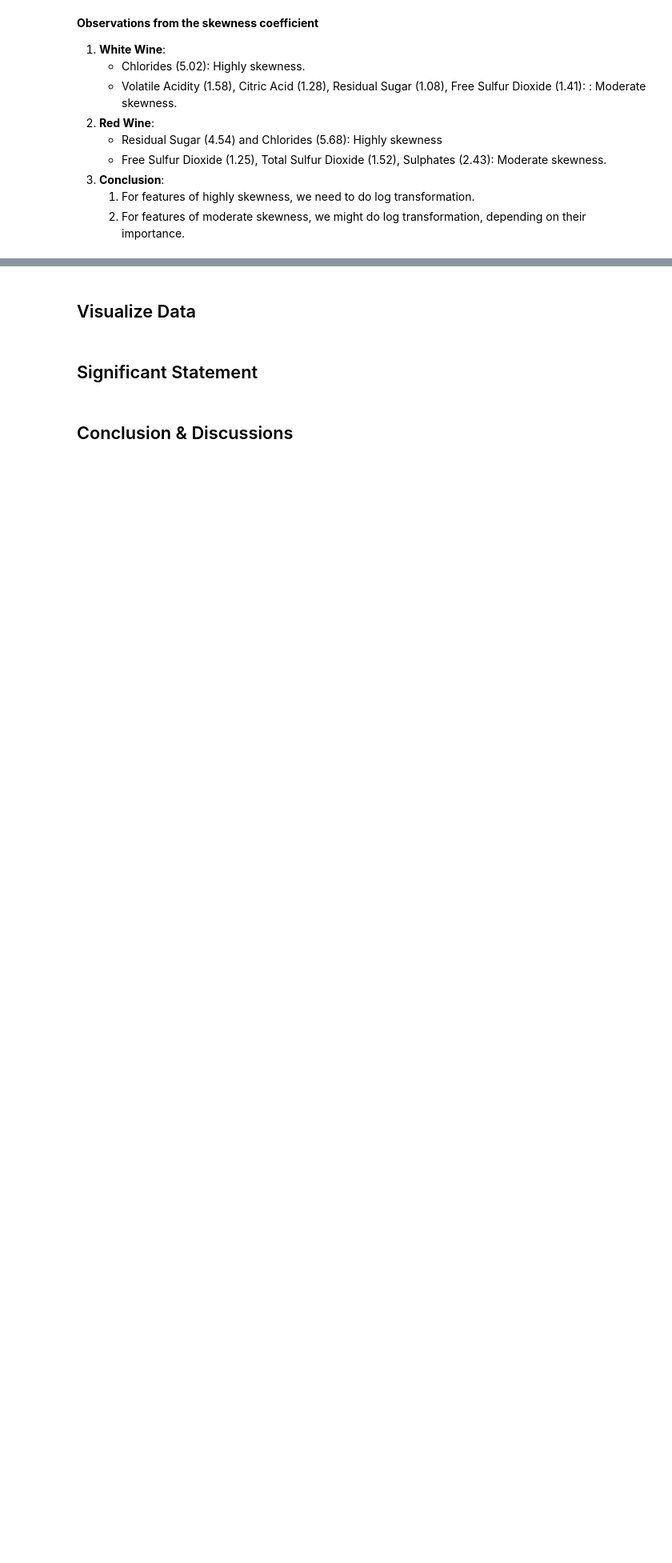
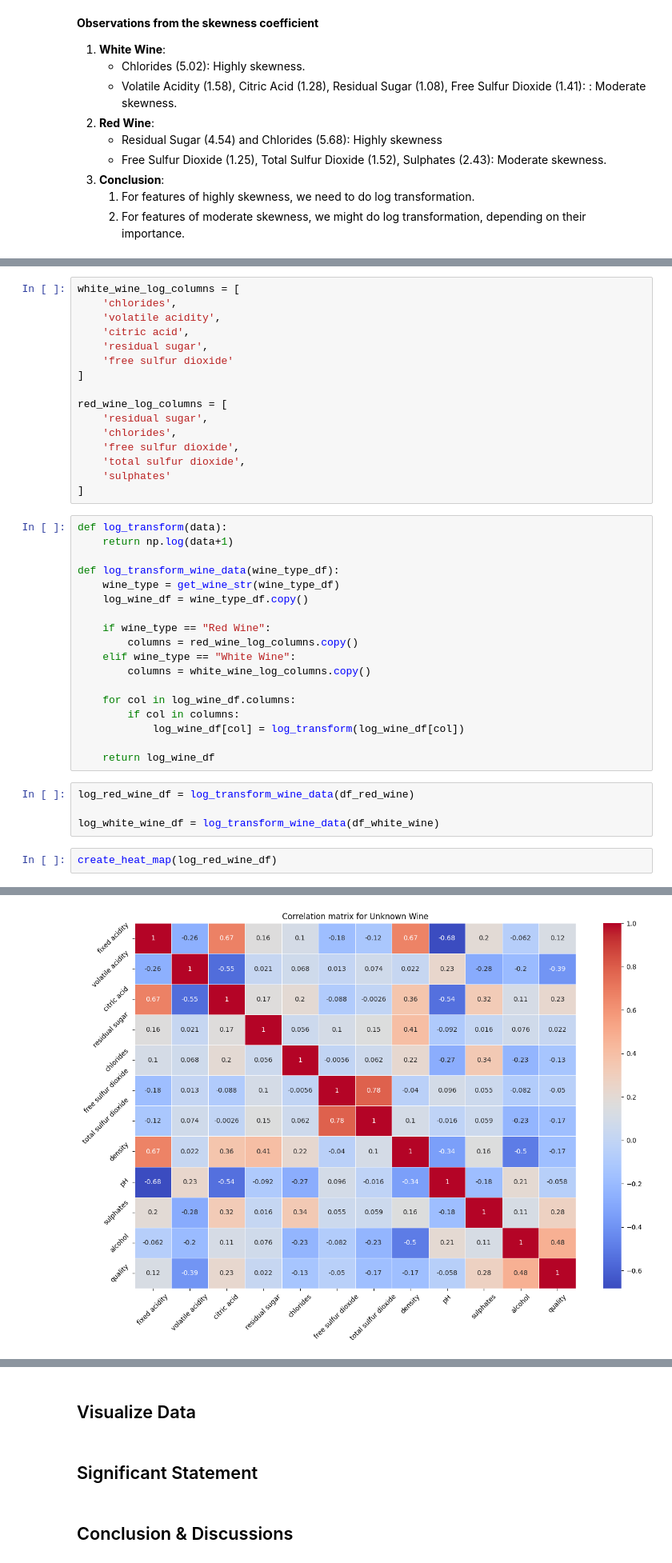
Before and after one commit to ZofiaSamsel/Wine_quality, a Jupyter notebook: main.ipynb, the cells around one changed output, grey strips where cells are left out. Shown at 80% size. Saved outputs shown, nothing was run; the diff lists cells and outputs as text; blank space fills up the shorter version.

Commit message:
log transformation + heat map

```diff
--- a/main.ipynb
+++ b/main.ipynb
@@ -430,2 +465,43 @@ create_heat_map(df_white_wine)
 3. **Conclusion**:
    - While both wine models will focus on alcohol,they may differ from specific features.
+# %%
+white_wine_log_columns = [
+    'chlorides',
+    'volatile acidity',
+    'citric acid',
+    'residual sugar',
+    'free sulfur dioxide'
+]
+
+red_wine_log_columns = [
+    'residual sugar',
+    'chlorides',
+    'free sulfur dioxide',
+    'total sulfur dioxide',
+    'sulphates'
+]
+# %%
+def log_transform(data):
+    return np.log(data+1)
+
+def log_transform_wine_data(wine_type_df):
+    wine_type = get_wine_str(wine_type_df)
+    log_wine_df = wine_type_df.copy()
+
+    if wine_type == "Red Wine":
+        columns = red_wine_log_columns.copy()
+    elif wine_type == "White Wine":
+        columns = white_wine_log_columns.copy()
+
+    for col in log_wine_df.columns:
+        if col in columns:
+            log_wine_df[col] = log_transform(log_wine_df[col])
+
+    return log_wine_df
+# %%
+log_red_wine_df = log_transform_wine_data(df_red_wine)
+
+log_white_wine_df = log_transform_wine_data(df_white_wine)
+# %%
+create_heat_map(log_red_wine_df)
+# %% [output]
@@ -431,0 +525 @@ create_heat_map(df_white_wine)
+[figure, added]
```
Also changed, not shown: parts of 9 cells of this notebook.
